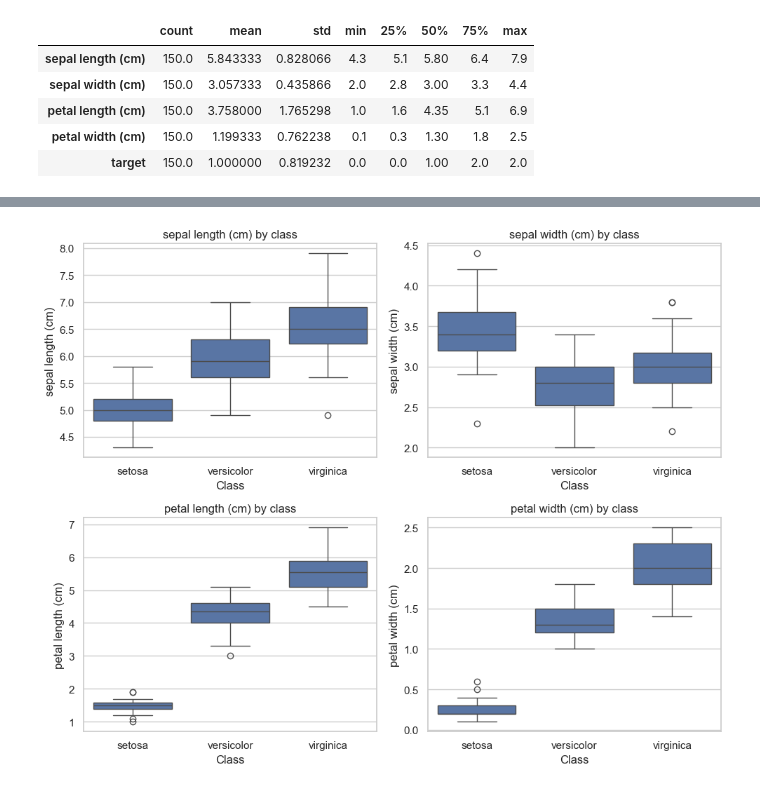
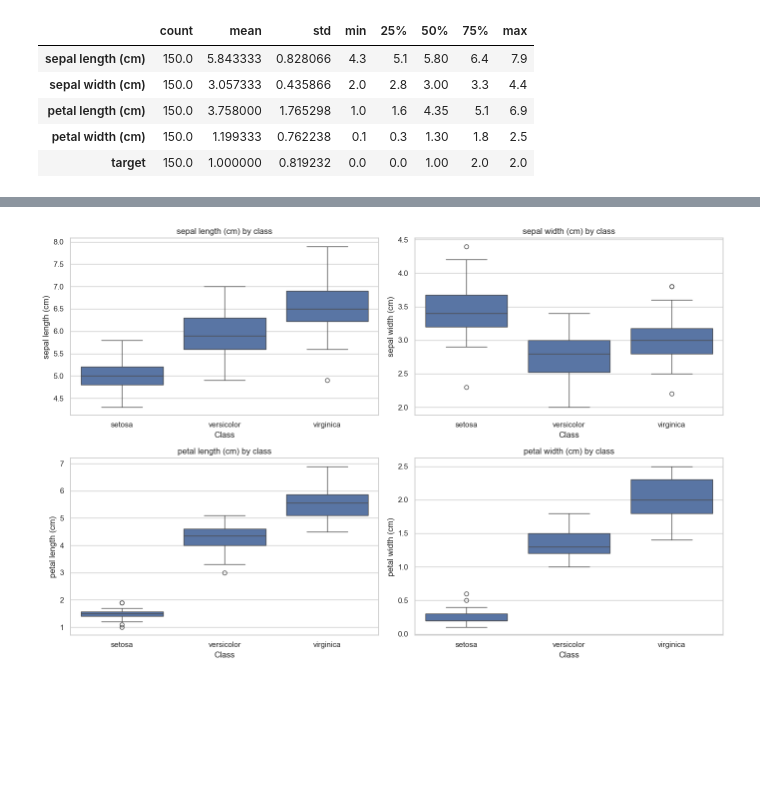
Before and after one commit to kumarsid-1/ML-AI-Sercrity-Project, a Jupyter notebook: notebooks/iris_eda.ipynb, the cells around one changed output, grey strips where cells are left out. Saved outputs shown, nothing was run; the diff lists cells and outputs as text; code cells hidden in the pictures; blank space fills up the shorter version.

```diff
--- a/notebooks/iris_eda.ipynb
+++ b/notebooks/iris_eda.ipynb
@@ -75,10 +77,10 @@ df.describe().T
 | target | 150.0 | 1.000000 | 0.819232 | 0.0 | 0.0 | 1.00 | 2.0 | 2.0 |
 # %%
 num_features = X.columns
-
-fig, axes = plt.subplots(2, 2, figsize=(10, 8))
+fig, axes = plt.subplots(2, 2, figsize=(14, 9))
 axes = axes.flatten()
 
+# Plotting distribution curves for numerical features
 for ax, col in zip(axes, num_features):
     for label in target_names:
         sns.kdeplot(
@@ -99,20 +101,22 @@ plt.show()
 # %%
-fig, axes = plt.subplots(2, 2, figsize=(10, 8))
+fig, axes = plt.subplots(2, 2, figsize=(14, 9))
 axes = axes.flatten()
 
+# Boxplot for outlier detection
 for ax, col in zip(axes, num_features):
     sns.boxplot(
         data=df,
         x="target_name",
         y=col,
         ax=ax,
     )
+    ax.set_title(f"Boxplot of {col} by class")
     ax.set_title(f"{col} by class")
     ax.set_xlabel("Class")
     ax.set_ylabel(col)
 
 plt.tight_layout()
 plt.show()
 # %% [output]
-[figure, old version]
+[figure, new version]
 # %%
```
Also changed, not shown: parts of 9 cells of this notebook, 21 other files.
